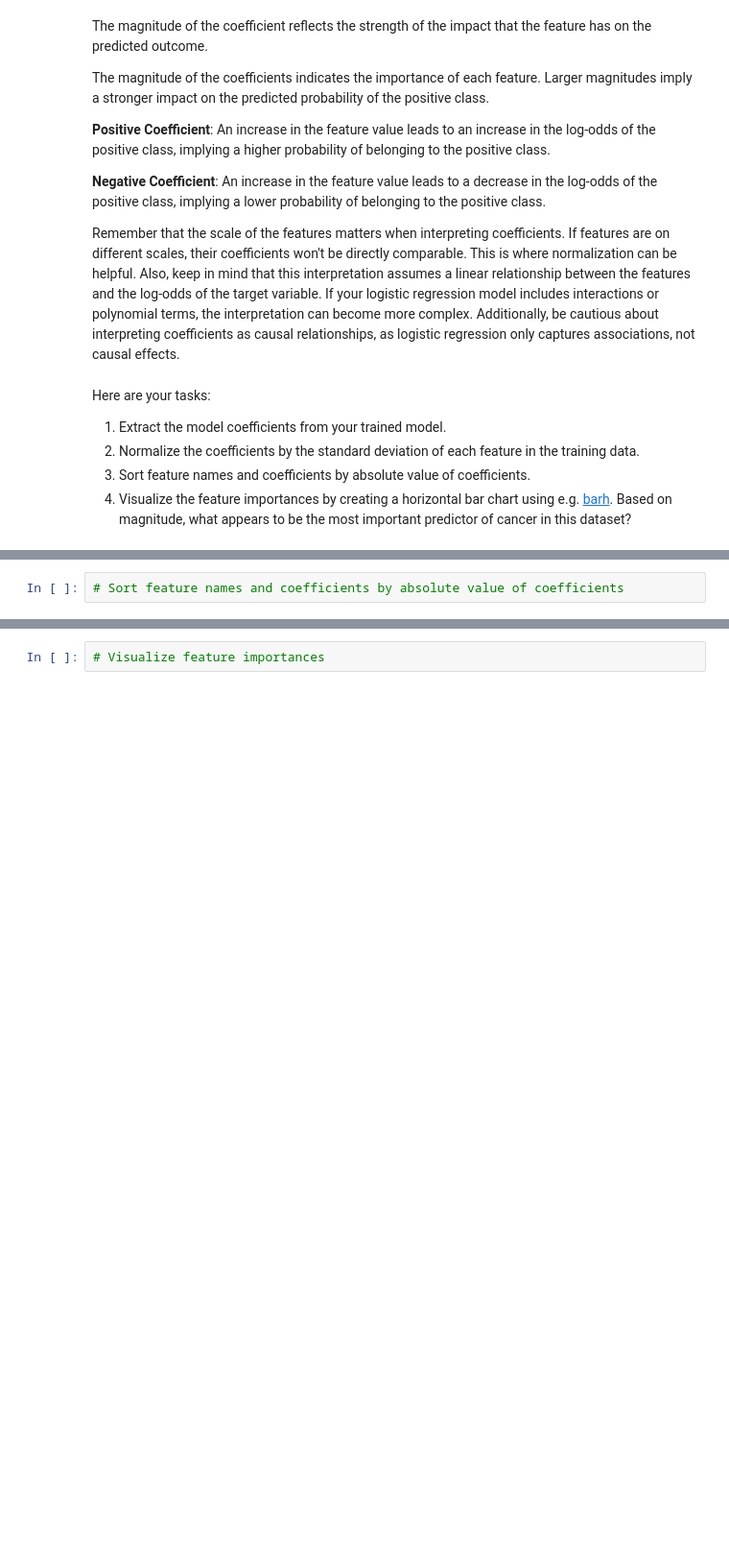
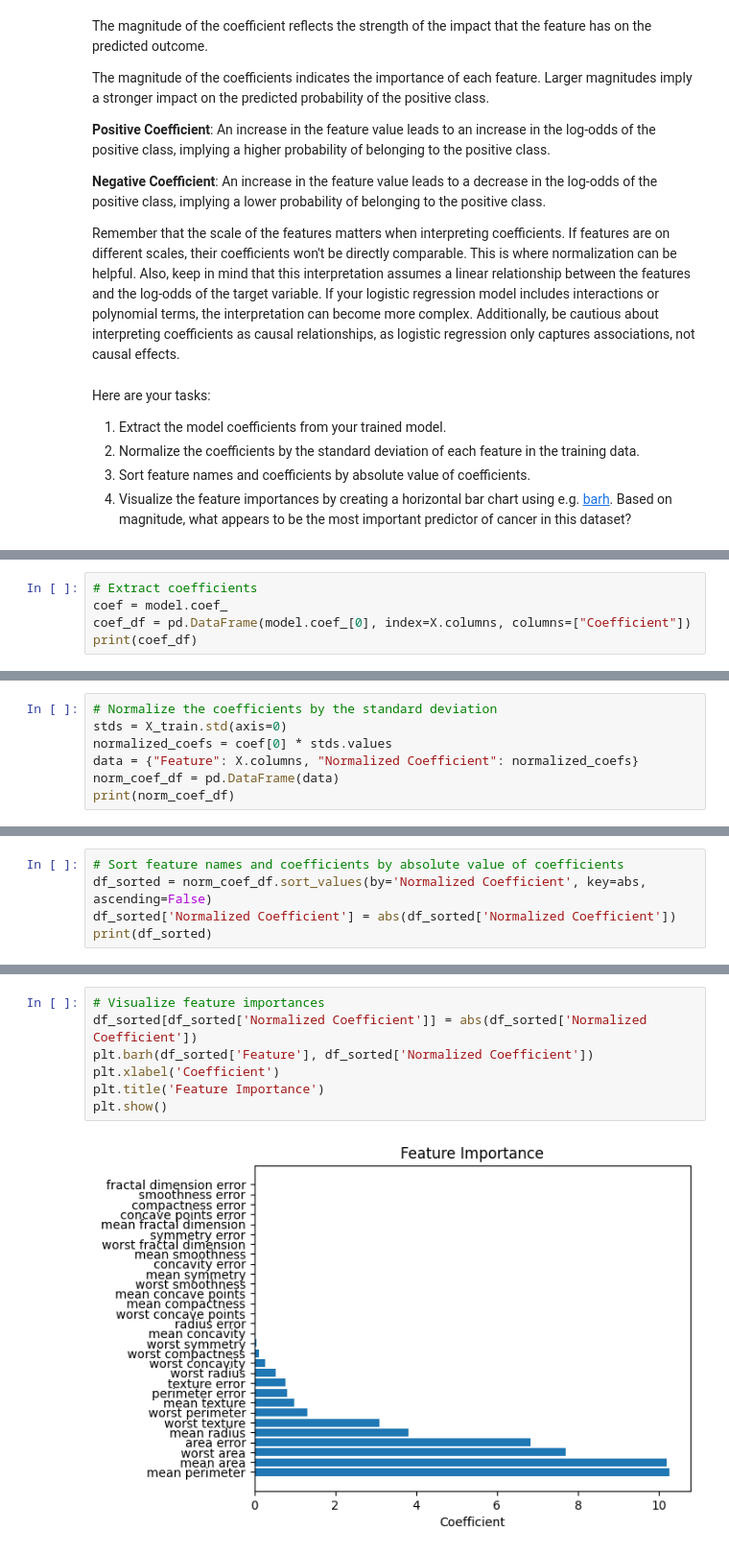
Before and after one commit to bodhichristian/springboard, a Jupyter notebook: logistic_regression.ipynb, the cells around one changed output, grey strips where cells are left out. Shown at 96% size. Drawn from its saved outputs; the diff is of its cells as text; blank space fills up the shorter version.

```diff
--- a/logistic_regression.ipynb
+++ b/logistic_regression.ipynb
@@ -251,0 +248,5 @@ Here are your tasks:
+# %%
+# Extract coefficients
+coef = model.coef_
+coef_df = pd.DataFrame(model.coef_[0], index=X.columns, columns=["Coefficient"])
+print(coef_df)
@@ -251,0 +271,7 @@ Here are your tasks:
+# %%
+# Normalize the coefficients by the standard deviation
+stds = X_train.std(axis=0)
+normalized_coefs = coef[0] * stds.values
+data = {"Feature": X.columns, "Normalized Coefficient": normalized_coefs}
+norm_coef_df = pd.DataFrame(data)
+print(norm_coef_df)
@@ -252,2 +296,5 @@ Here are your tasks:
 # %%
 # Sort feature names and coefficients by absolute value of coefficients
+df_sorted = norm_coef_df.sort_values(by='Normalized Coefficient', key=abs, ascending=False)
+df_sorted['Normalized Coefficient'] = abs(df_sorted['Normalized Coefficient'])
+print(df_sorted)
@@ -254,2 +319,9 @@ Here are your tasks:
-# %%
-# Visualize feature importances
+# %%
+# Visualize feature importances
+df_sorted[df_sorted['Normalized Coefficient']] = abs(df_sorted['Normalized Coefficient'])
+plt.barh(df_sorted['Feature'], df_sorted['Normalized Coefficient'])
+plt.xlabel('Coefficient')
+plt.title('Feature Importance')
+plt.show()
+# %% [output]
+[figure, added]
```
Also changed, not shown: parts of 5 cells of this notebook.
